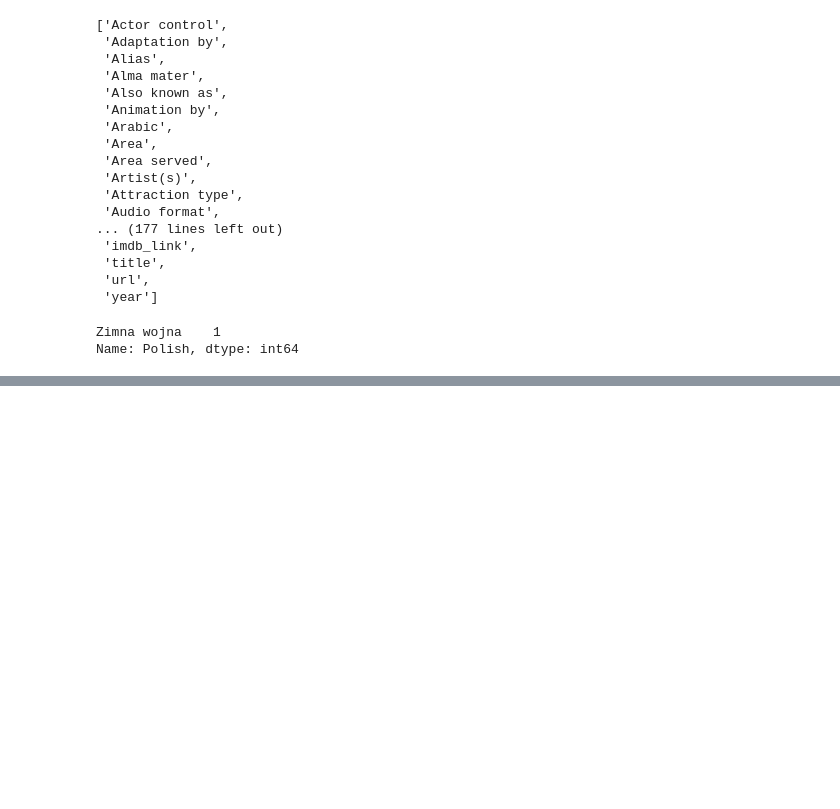
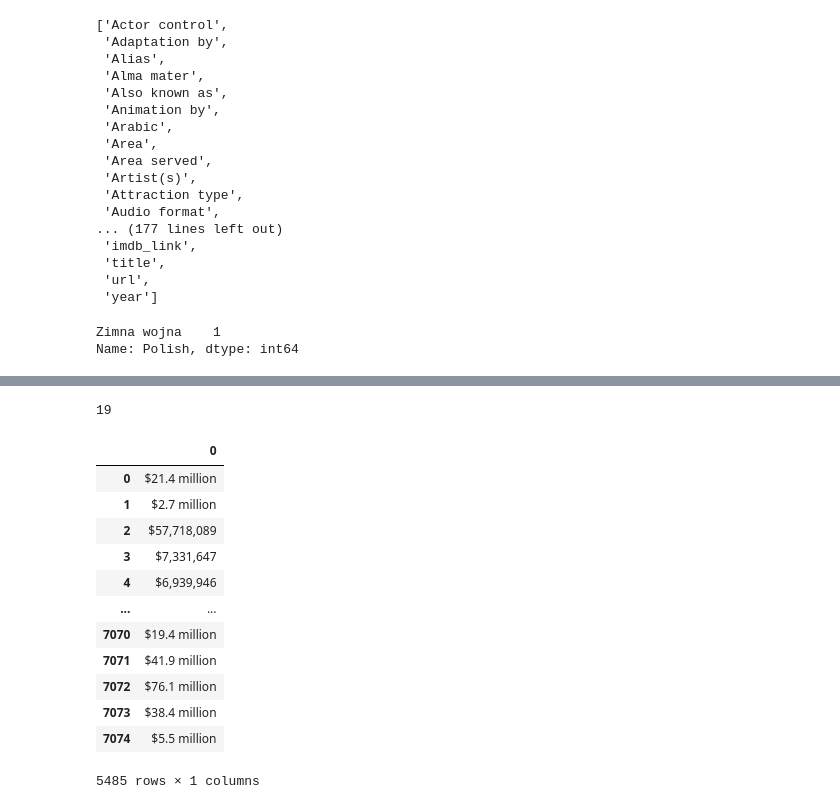
Before and after one commit to JoyRichardson/Movies_ETL, a Jupyter notebook: Module8_lesson.ipynb, the cells around one changed output, grey strips where cells are left out. Cells and saved outputs as stored; diff of their text form; code cells hidden in the pictures; blank space fills up the shorter version.

Commit message:
Commit after 8.3.10 Box Office parsed

```diff
--- a/Module8_lesson.ipynb
+++ b/Module8_lesson.ipynb
@@ -477,0 +500,5 @@ wiki_movies_df.head()
+# %%
+# Make a data series that drops missing values in the box office column
+box_office = wiki_movies_df['Box office'].dropna()
+# Count remainder of rows
+box_office
@@ -477,0 +553,5 @@ wiki_movies_df.head()
+# %%
+# Use a simple space as joining character and apply the join() function only when our data points are lists
+box_office = box_office.apply(lambda x: ' '.join(x) if type(x) == list else x)
+# Count remainder of rows
+box_office
@@ -477,0 +618,3 @@ wiki_movies_df.head()
+# %%
+# Search for strings as a range and replace the dash with a dollar sign
+box_office = box_office.str.replace(r'\$.*[-—–](?![a-z])', '$', regex=True)
@@ -477,0 +662,22 @@ wiki_movies_df.head()
+# %%
+# Count to see which values do not fit the above formatting
+box_office[~matches_form_one & ~matches_form_two].count()
+# %% [output]
+19
+# %%
+# Extract the matching forms
+box_office.str.extract(f'({form_one}|{form_two})')
+# %% [output]
+|  | 0 |
+| 0 | $21.4 million |
+| 1 | $2.7 million |
+| 2 | $57,718,089 |
+| 3 | $7,331,647 |
+| 4 | $6,939,946 |
+| ... | ... |
+| 7070 | $19.4 million |
+| 7071 | $41.9 million |
+| 7072 | $76.1 million |
+| 7073 | $38.4 million |
+| 7074 | $5.5 million |
+5485 rows × 1 columns
```
Also changed, not shown: parts of 47 cells of this notebook.
